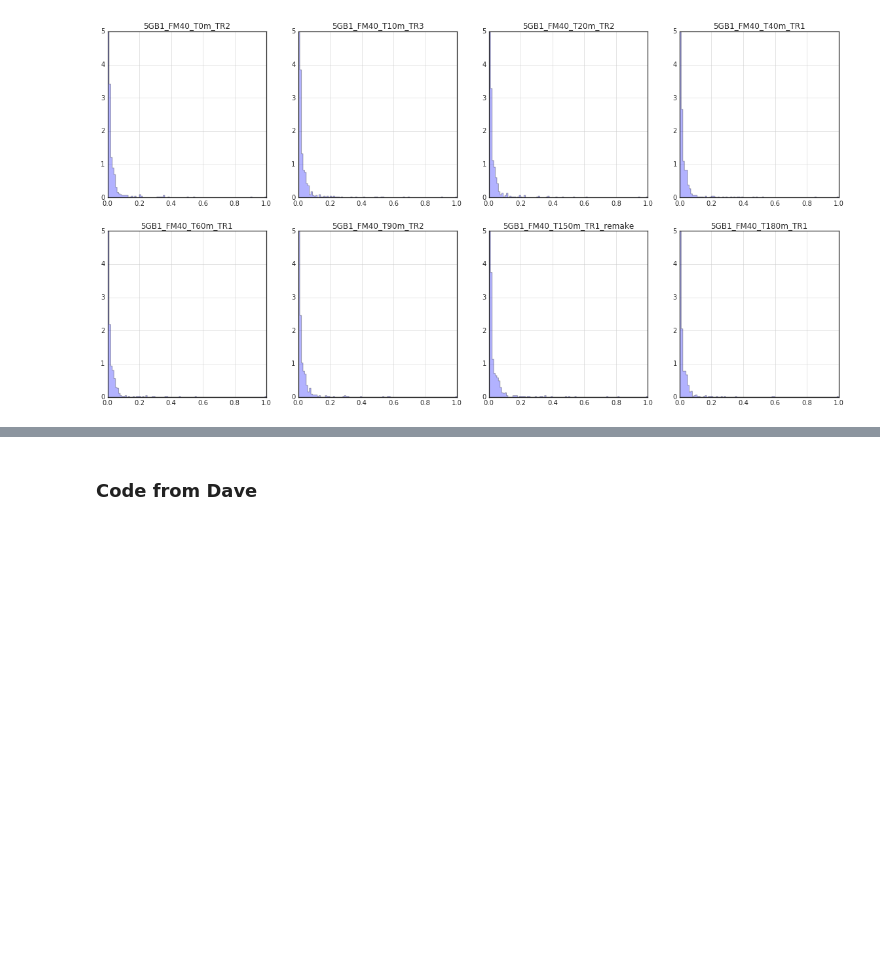
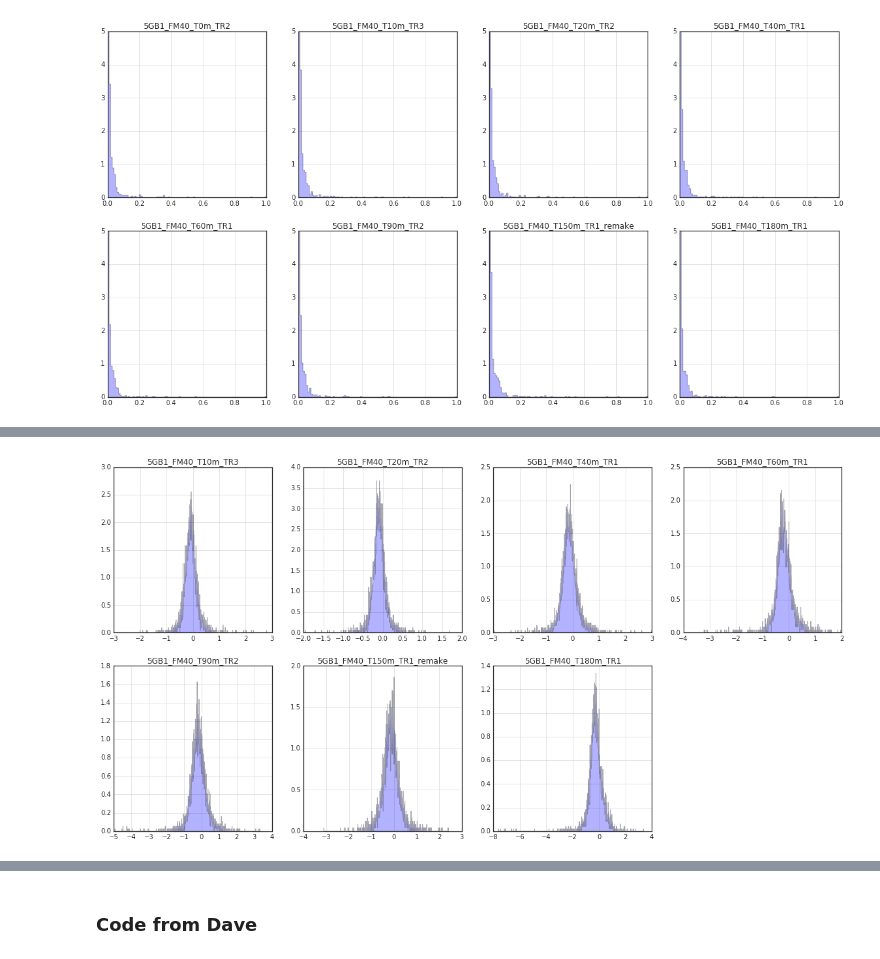
Before and after one commit to JiayuanGuo/Cu_transition_time_course-, a Jupyter notebook: Data_exploring_post_clustering_failure.ipynb, the cells around one changed output, grey strips where cells are left out. Cells and saved outputs as stored; diff of their text form; code cells hidden in the pictures; blank space fills up the shorter version.

Commit message:
added log2diff PCA and clusters

```diff
--- a/Data_exploring_post_clustering_failure.ipynb
+++ b/Data_exploring_post_clustering_failure.ipynb
@@ -281,0 +487,6 @@ draw_histograms(testc, testc.columns, 2, 4)
+# %%
+df2_TPM_log2.columns
+tp_zero = df2_TPM_log2["5GB1_FM40_T0m_TR2"]
+df2_TPM_log2_diff = df2_TPM_log2.subtract(df2_TPM_log2["5GB1_FM40_T0m_TR2"], axis = "index")
+df2_TPM_log2_diff = df2_TPM_log2_diff.loc[:,'5GB1_FM40_T10m_TR3':'5GB1_FM40_T180m_TR1']
+df2_TPM_log2_diff.describe()
@@ -281,0 +503,13 @@ draw_histograms(testc, testc.columns, 2, 4)
+# %%
+def draw_histograms(df, variables, n_rows, n_cols):
+    fig=plt.figure(figsize = (20,10))
+    for i, var_name in enumerate(variables):
+        ax=fig.add_subplot(n_rows,n_cols,i+1)
+        df[var_name].hist(ax=ax, histtype = "stepfilled", alpha = 0.3, normed = True, bins = 1000)
+        ax.set_title(var_name)
+    plt.show()
+
+testa = df2_TPM_log2_diff
+draw_histograms(testa, testa.columns, 2, 4)
+# %% [output]
+[figure, added]
```
Also changed, not shown: parts of 22 cells of this notebook.
